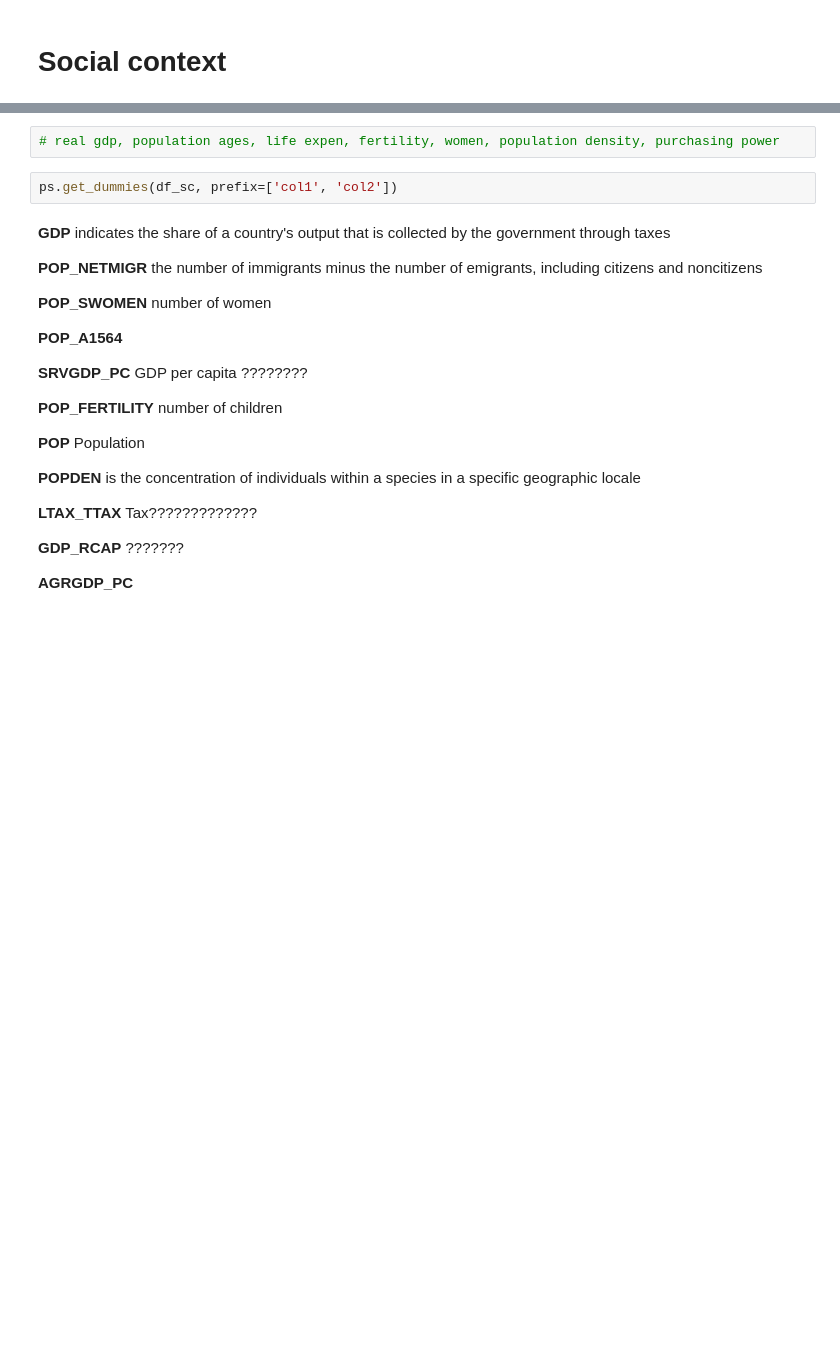
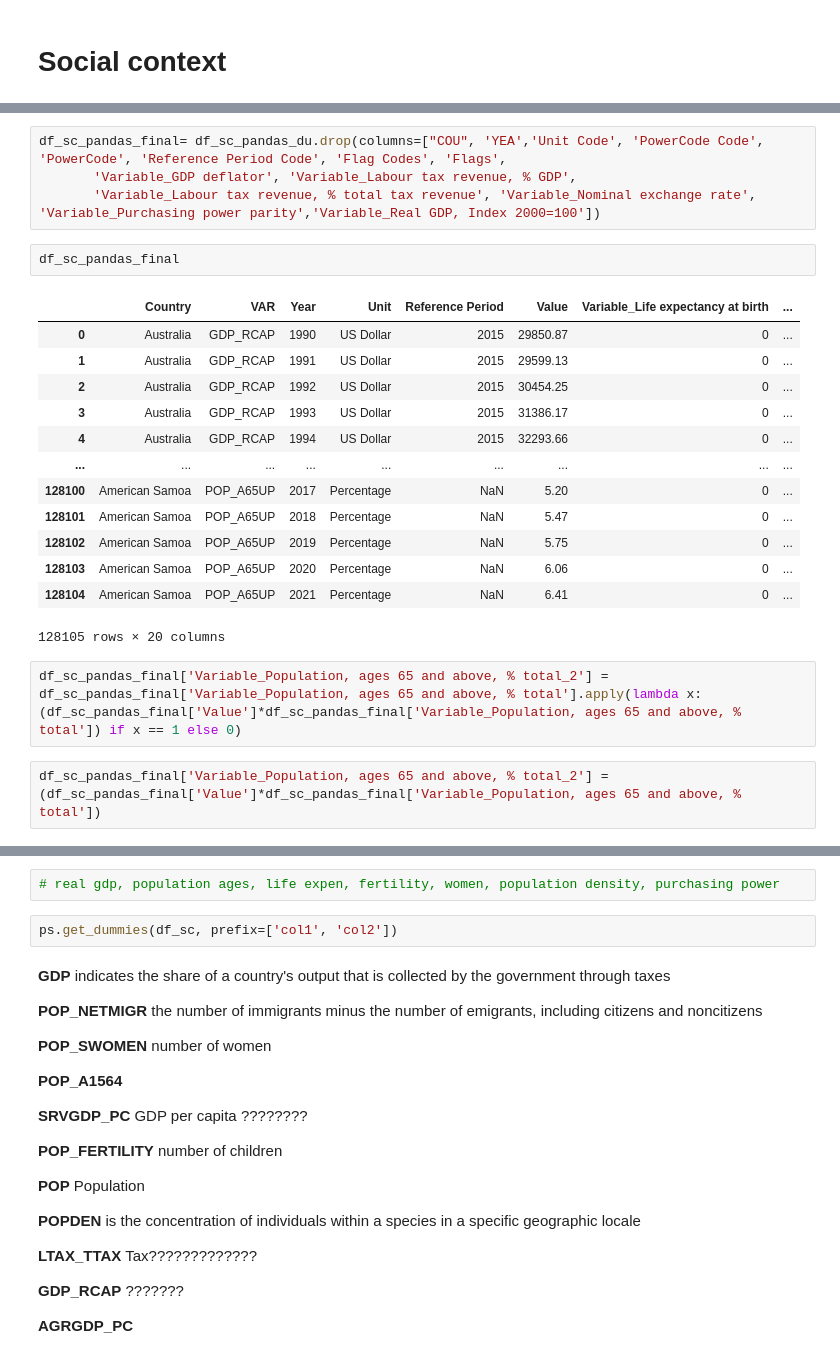
Before and after one commit to LuisaPolicarpo/Air-pollution-in-EU, a Jupyter notebook: Pandas_Ambient.ipynb, the cells around one changed output, grey strips where cells are left out. Saved outputs shown, nothing was run; the diff lists cells and outputs as text; blank space fills up the shorter version.

```diff
--- a/Pandas_Ambient.ipynb
+++ b/Pandas_Ambient.ipynb
@@ -478,0 +425,24 @@ df_sc_VAriance = df_sc.groupBy('Variable').count().show()
+# %%
+df_sc_pandas_final= df_sc_pandas_du.drop(columns=["COU", 'YEA','Unit Code', 'PowerCode Code', 'PowerCode', 'Reference Period Code', 'Flag Codes', 'Flags',
+       'Variable_GDP deflator', 'Variable_Labour tax revenue, % GDP',
+       'Variable_Labour tax revenue, % total tax revenue', 'Variable_Nominal exchange rate', 'Variable_Purchasing power parity','Variable_Real GDP, Index 2000=100'])
+# %%
+df_sc_pandas_final
+# %% [output]
+|  | Country | VAR | Year | Unit | Reference Period | Value | Variable_Life expectancy at birth | ... |
+| 0 | Australia | GDP_RCAP | 1990 | US Dollar | 2015 | 29850.87 | 0 | ... |
+| 1 | Australia | GDP_RCAP | 1991 | US Dollar | 2015 | 29599.13 | 0 | ... |
+| 2 | Australia | GDP_RCAP | 1992 | US Dollar | 2015 | 30454.25 | 0 | ... |
+| 3 | Australia | GDP_RCAP | 1993 | US Dollar | 2015 | 31386.17 | 0 | ... |
+| 4 | Australia | GDP_RCAP | 1994 | US Dollar | 2015 | 32293.66 | 0 | ... |
+| ... | ... | ... | ... | ... | ... | ... | ... | ... |
+| 128100 | American Samoa | POP_A65UP | 2017 | Percentage | NaN | 5.20 | 0 | ... |
+| 128101 | American Samoa | POP_A65UP | 2018 | Percentage | NaN | 5.47 | 0 | ... |
+| 128102 | American Samoa | POP_A65UP | 2019 | Percentage | NaN | 5.75 | 0 | ... |
+| 128103 | American Samoa | POP_A65UP | 2020 | Percentage | NaN | 6.06 | 0 | ... |
+| 128104 | American Samoa | POP_A65UP | 2021 | Percentage | NaN | 6.41 | 0 | ... |
+128105 rows × 20 columns
+# %%
+df_sc_pandas_final['Variable_Population, ages 65 and above, % total_2'] = df_sc_pandas_final['Variable_Population, ages 65 and above, % total'].apply(lambda x: (df_sc_pandas_final['Value']*df_sc_pandas_final['Variable_Population, ages 65 and above, % total']) if x == 1 else 0)
+# %%
+df_sc_pandas_final['Variable_Population, ages 65 and above, % total_2'] = (df_sc_pandas_final['Value']*df_sc_pandas_final['Variable_Population, ages 65 and above, % total'])
```
Also changed, not shown: parts of 94 cells of this notebook.
